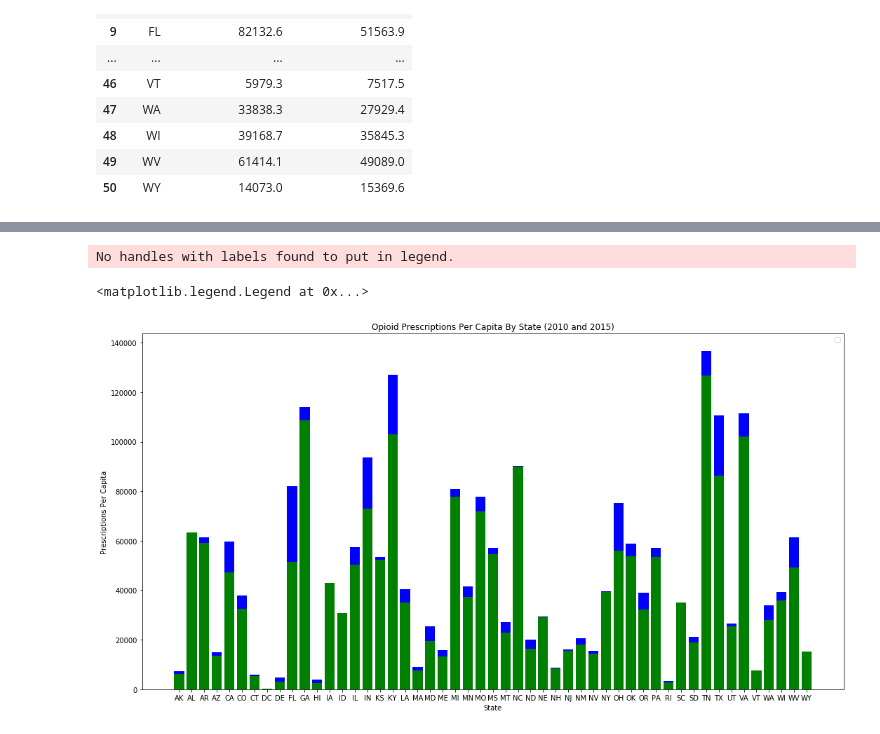
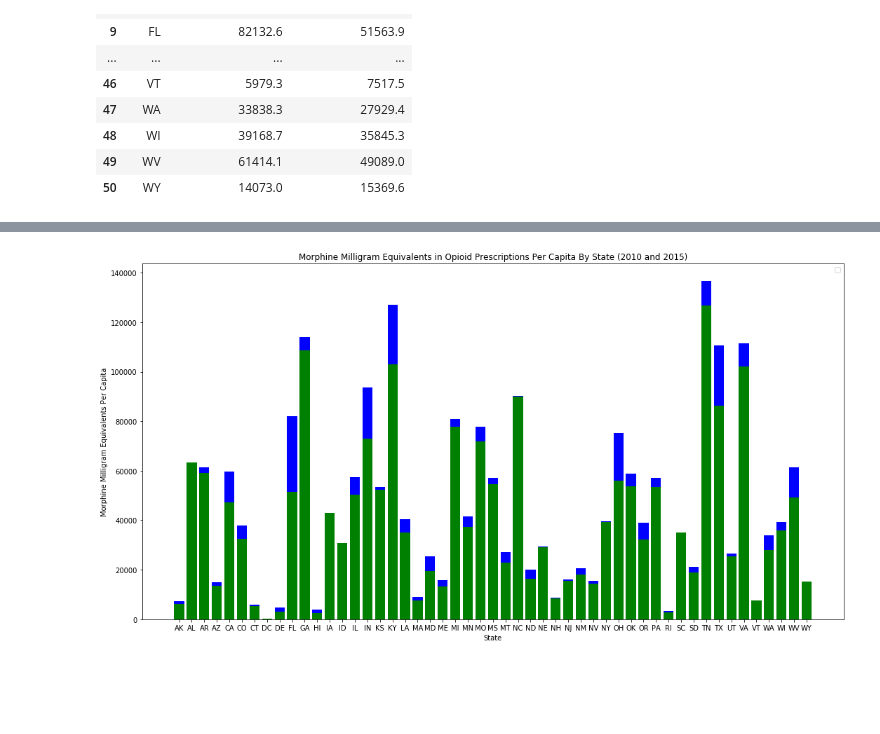
Before and after one commit to Emma-Pang/team_efx_dataproject, a Jupyter notebook: prescription_data/prescriptions2010_2015.ipynb, the cells around one changed output, grey strips where cells are left out. Saved outputs shown, nothing was run; the diff lists cells and outputs as text; code cells hidden in the pictures; blank space fills up the shorter version.

```diff
--- a/prescription_data/prescriptions2010_2015.ipynb
+++ b/prescription_data/prescriptions2010_2015.ipynb
@@ -66,3 +66,9 @@ state_df
 | 48 | WI | 39168.7 | 35845.3 |
 | 49 | WV | 61414.1 | 49089.0 |
 | 50 | WY | 14073.0 | 15369.6 |
+# %%
+number_days_prescription_2010=state_df['MME_PerCap_2010'].div(48.1)
+number_days_prescription_2015=state_df['MME_PerCap_2015'].div(48.1)
+state_df['Number of Days of Prescriptions 2010'] = number_days_prescription_2010
+state_df['Number of Days of Prescriptions 2015'] = number_days_prescription_2015
+state_df
@@ -69,14 +93,13 @@ state_df
 # %%
 #create barchart
 plt.figure(figsize=(15,8))
-plt.bar(state_df["State"],state_df["MME_PerCap_2010"], color="b")
-plt.bar(state_df["State"],state_df["MME_PerCap_2015"], color="g")
-plt.title("Opioid Prescriptions Per Capita By State (2010 and 2015)")
-plt.ylabel("Prescriptions Per Capita")
+data_2010=plt.bar(state_df["State"],state_df["MME_PerCap_2010"], color="b")
+data_2015=plt.bar(state_df["State"],state_df["MME_PerCap_2015"], color="g")
+plt.title("Morphine Milligram Equivalents in Opioid Prescriptions Per Capita By State (2010 and 2015)")
+plt.ylabel("Morphine Milligram Equivalents Per Capita")
 plt.xlabel("State")
 plt.tight_layout()
-plt.legend()
+plt.legend(handles=[data_2010, data_2015], loc="best")
+plt.show()
 # %% [output]
-No handles with labels found to put in legend.
-<matplotlib.legend.Legend at 0x...>
-[figure, old version]
+[figure, new version]
```
Also changed, not shown: parts of 1 cell of this notebook, 2 other files.
